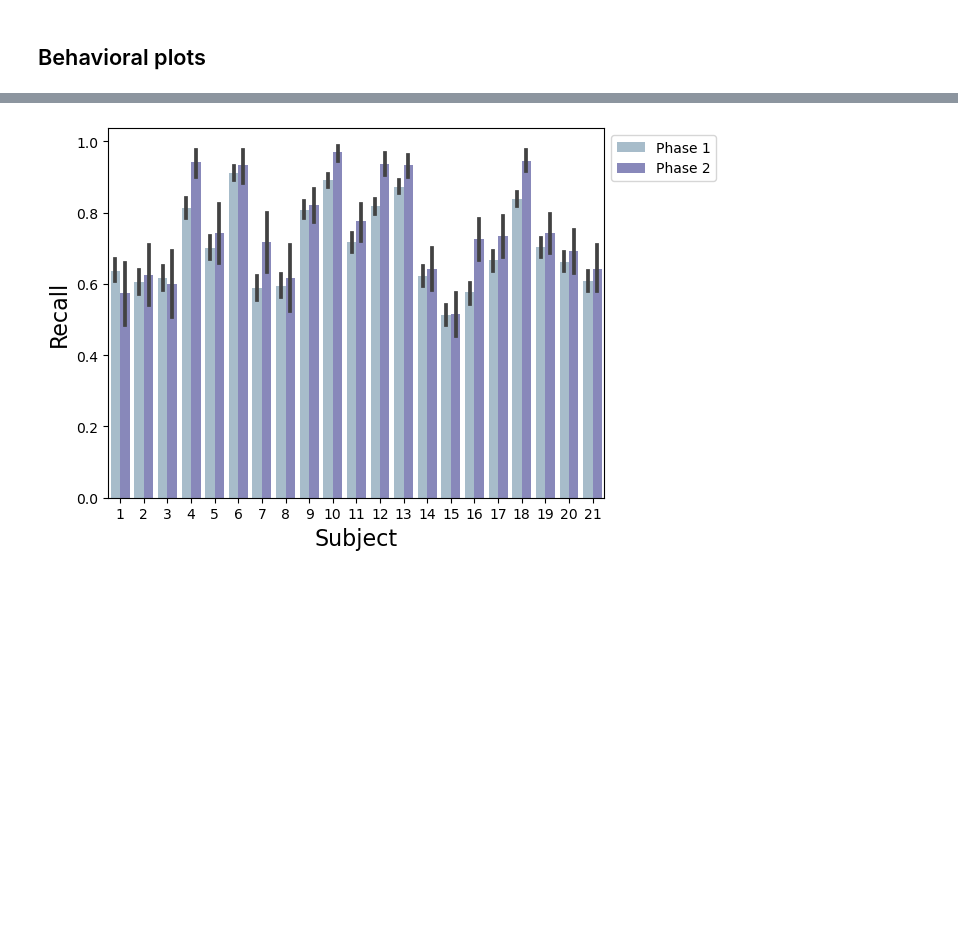
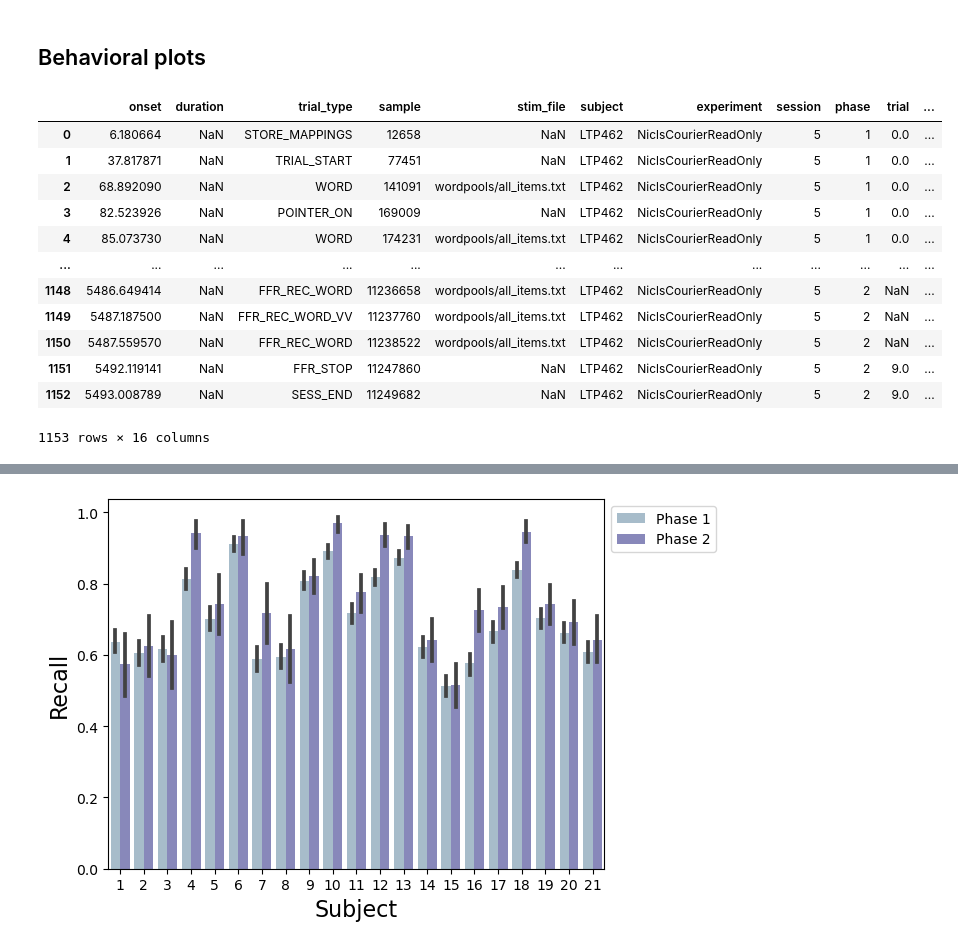
Before and after one commit to pennmem/optimizing-memory, a Jupyter notebook: analysis-for-reviewers.ipynb, the cells around one changed output, grey strips where cells are left out. Cells and saved outputs as stored; diff of their text form; code cells hidden in the pictures; blank space fills up the shorter version.

Commit message:
start converting behavioral stuff to BIDS

```diff
--- a/analysis-for-reviewers.ipynb
+++ b/analysis-for-reviewers.ipynb
@@ -399,5 +403,21 @@ sns.move_legend(
 [figure]
 # %% [markdown]
 ## Behavioral plots
+# %%
+evs
+# %% [output]
+|  | onset | duration | trial_type | sample | stim_file | subject | experiment | session | phase | trial | ... |
+| 0 | 6.180664 | NaN | STORE_MAPPINGS | 12658 | NaN | LTP462 | NiclsCourierReadOnly | 5 | 1 | 0.0 | ... |
+| 1 | 37.817871 | NaN | TRIAL_START | 77451 | NaN | LTP462 | NiclsCourierReadOnly | 5 | 1 | 0.0 | ... |
+| 2 | 68.892090 | NaN | WORD | 141091 | wordpools/all_items.txt | LTP462 | NiclsCourierReadOnly | 5 | 1 | 0.0 | ... |
+| 3 | 82.523926 | NaN | POINTER_ON | 169009 | NaN | LTP462 | NiclsCourierReadOnly | 5 | 1 | 0.0 | ... |
+| 4 | 85.073730 | NaN | WORD | 174231 | wordpools/all_items.txt | LTP462 | NiclsCourierReadOnly | 5 | 1 | 0.0 | ... |
+| ... | ... | ... | ... | ... | ... | ... | ... | ... | ... | ... | ... |
+| 1148 | 5486.649414 | NaN | FFR_REC_WORD | 11236658 | wordpools/all_items.txt | LTP462 | NiclsCourierReadOnly | 5 | 2 | NaN | ... |
+| 1149 | 5487.187500 | NaN | FFR_REC_WORD_VV | 11237760 | wordpools/all_items.txt | LTP462 | NiclsCourierReadOnly | 5 | 2 | NaN | ... |
+| 1150 | 5487.559570 | NaN | FFR_REC_WORD | 11238522 | wordpools/all_items.txt | LTP462 | NiclsCourierReadOnly | 5 | 2 | NaN | ... |
+| 1151 | 5492.119141 | NaN | FFR_STOP | 11247860 | NaN | LTP462 | NiclsCourierReadOnly | 5 | 2 | 9.0 | ... |
+| 1152 | 5493.008789 | NaN | SESS_END | 11249682 | NaN | LTP462 | NiclsCourierReadOnly | 5 | 2 | 9.0 | ... |
+1153 rows × 16 columns
 # %%
 # check that recall is comparable to phase 1 (read-only) sessions
```
Also changed, not shown: parts of 3 cells of this notebook, 5 other files.
